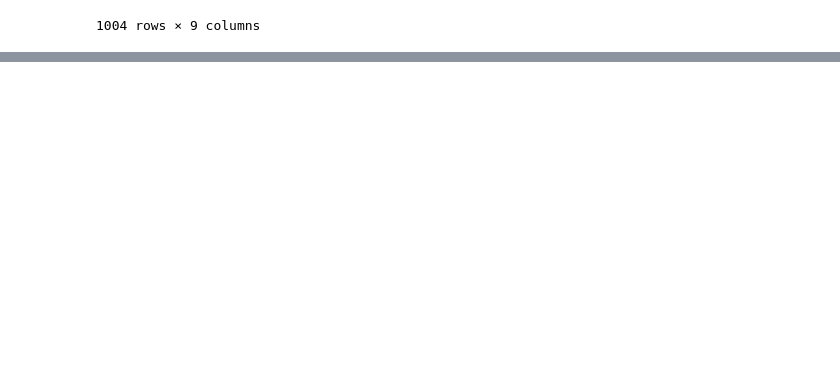
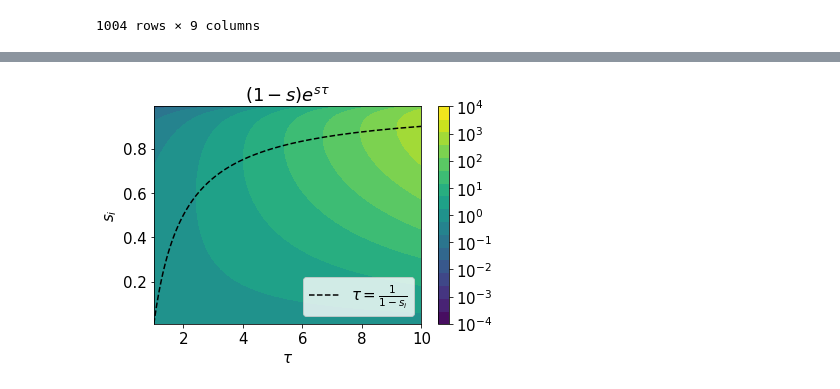
Before and after one commit to jakobkolb/pysave, a Jupyter notebook: pysave/model/Wippe.ipynb, the cells around one changed output, grey strips where cells are left out. Cells and saved outputs as stored; diff of their text form; code cells hidden in the pictures; blank space fills up the shorter version.

```diff
--- a/pysave/model/Wippe.ipynb
+++ b/pysave/model/Wippe.ipynb
@@ -120,0 +317,40 @@ Name: s, Length: 39922, dtype: object
+# %%
+# try (1-s)exp(s tau)
+
+from mpl_toolkits.mplot3d import Axes3D
+import matplotlib.pyplot as plt
+from matplotlib import cm
+import numpy as np
+from matplotlib import colors, ticker
+u = np.linspace(0.01, 0.99, 100)
+v = np.logspace(0.001, 1., 100)
+X, Y = np.meshgrid(u, v)
+Z = (1-X)*np.exp(X*Y)
+
+
+fig2=plt.figure()
+ax=fig2.add_subplot(111)
+c = ax.contourf(Y, X, Z, zdir='z', norm=colors.LogNorm(),levels=np.logspace(-4,4,18))
+ax.plot( 1./(1.-u),u,'k--',label=r'$\tau=\frac{1}{1-s_i}$')
+ax.legend()
+
+cb = plt.colorbar(c)
+cb.set_ticks(np.logspace(-4,4,9))
+cb.set_ticklabels(np.logspace(-4,4,9))
+def fmt(x, pos):
+    a, b = '{:.0e}'.format(x).split('e')
+    b = int(b)
+    return r'$ 10^{{{}}}$'.format(b)
+
+cb.formatter = ticker.FuncFormatter(fmt)
+cb.update_ticks()
+
+ax.set_xlabel(r'$\tau$')
+ax.set_ylabel(r'$s_i$')
+ax.set_title(r'$(1-s)e^{s\tau}$')
+ax.set_xlim(min(v),max(v))
+fig.savefig('C_hat.pdf')
+
+plt.show()
+# %% [output]
+[figure, added]
```
Also changed, not shown: parts of 9 cells of this notebook.
